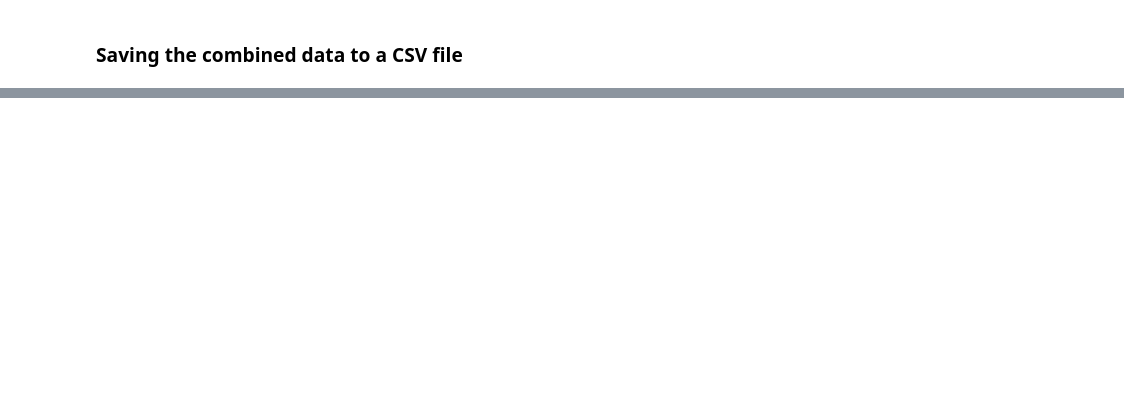
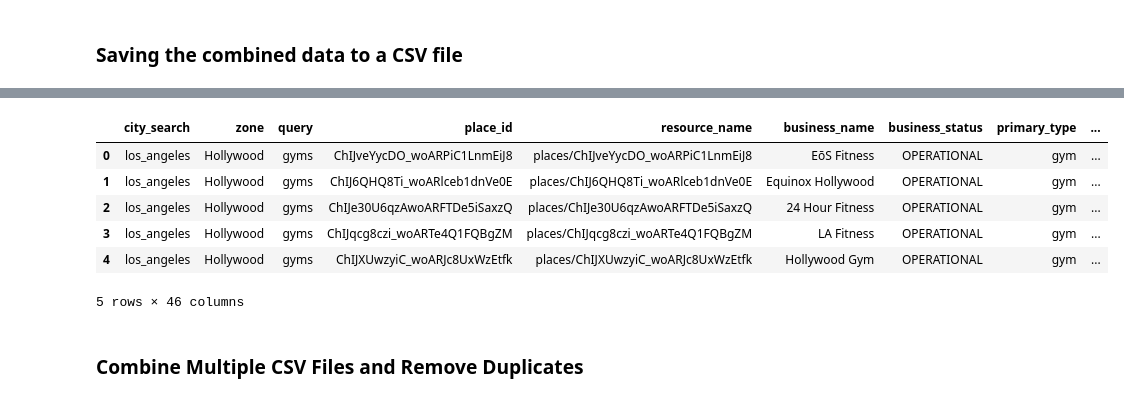
Before and after one commit to amien1410/amien-scrapers, a Jupyter notebook: Patrick_Business_Formatter.ipynb, the cells around one changed output, grey strips where cells are left out. Cells and saved outputs as stored; diff of their text form; code cells hidden in the pictures; blank space fills up the shorter version.

```diff
--- a/Patrick_Business_Formatter.ipynb
+++ b/Patrick_Business_Formatter.ipynb
@@ -76,0 +125,14 @@ Combined data saved to combined_data.csv
+# %%
+import pandas as pd
+df_new = pd.read_csv("/content/drive/MyDrive/Upwork/patrick-bwn-project/Google Places API/final_result.csv")
+display(df_new.head())
+# %% [output]
+|  | city_search | zone | query | place_id | resource_name | business_name | business_status | primary_type | ... |
+| 0 | los_angeles | Hollywood | gyms | ChIJveYycDO_woARPiC1LnmEiJ8 | places/ChIJveYycDO_woARPiC1LnmEiJ8 | EōS Fitness | OPERATIONAL | gym | ... |
+| 1 | los_angeles | Hollywood | gyms | ChIJ6QHQ8Ti_woARlceb1dnVe0E | places/ChIJ6QHQ8Ti_woARlceb1dnVe0E | Equinox Hollywood | OPERATIONAL | gym | ... |
+| 2 | los_angeles | Hollywood | gyms | ChIJe30U6qzAwoARFTDe5iSaxzQ | places/ChIJe30U6qzAwoARFTDe5iSaxzQ | 24 Hour Fitness | OPERATIONAL | gym | ... |
+| 3 | los_angeles | Hollywood | gyms | ChIJqcg8czi_woARTe4Q1FQBgZM | places/ChIJqcg8czi_woARTe4Q1FQBgZM | LA Fitness | OPERATIONAL | gym | ... |
+| 4 | los_angeles | Hollywood | gyms | ChIJXUwzyiC_woARJc8UxWzEtfk | places/ChIJXUwzyiC_woARJc8UxWzEtfk | Hollywood Gym | OPERATIONAL | gym | ... |
+5 rows × 46 columns
+# %% [markdown]
+### Combine Multiple CSV Files and Remove Duplicates
```
Also changed, not shown: parts of 22 cells of this notebook.
